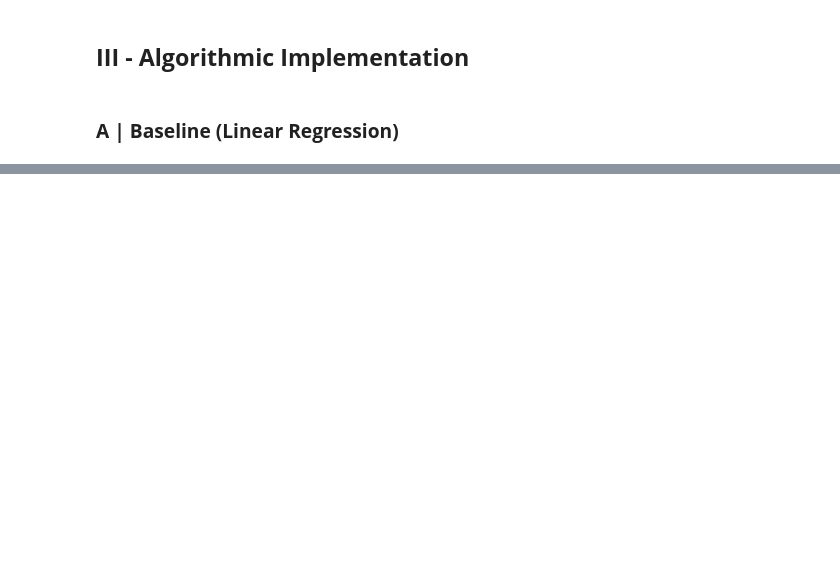
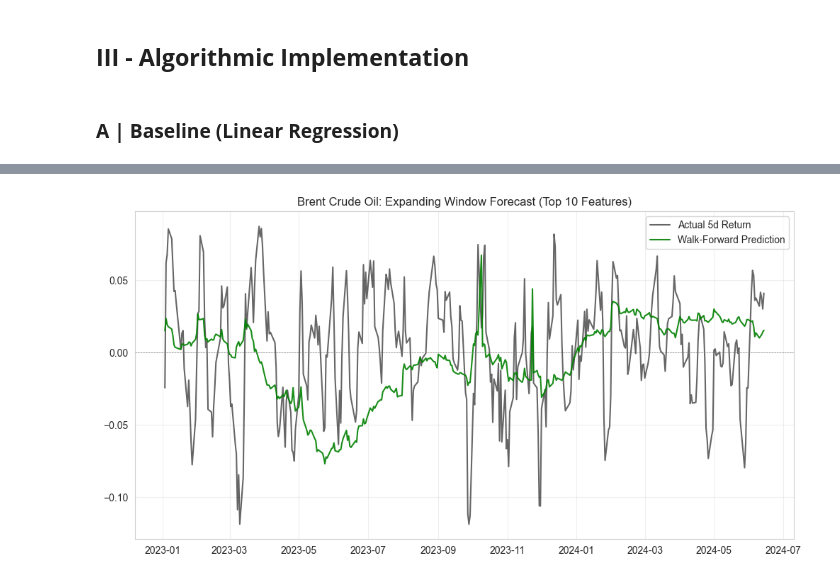
Before and after one commit to adbayre/Commodities-Price-Prediction, a Jupyter notebook: commodities_project.ipynb, the cells around one changed output, grey strips where cells are left out. Drawn from its saved outputs; the diff is of its cells as text; code cells hidden in the pictures; blank space fills up the shorter version.

```diff
--- a/commodities_project.ipynb
+++ b/commodities_project.ipynb
@@ -1156,0 +1137,91 @@ ValueError: Input X contains infinity or a value too large for dtype('float64').
+# %%
+from sklearn.linear_model import LinearRegression
+from sklearn.preprocessing import StandardScaler
+from sklearn.metrics import mean_squared_error, r2_score
+import matplotlib.pyplot as plt
+import pandas as pd
+import numpy as np
+
+# 1. SETUP DATA (Using the clean top 10 features version)
+# -------------------------------------------------------
+# Assume 'df_model' and 'top_10_features' exist from the previous step.
+# If not, we re-define the basics (pseudo-code logic for safety):
+# X = df_model[top_10_features]
+# y = df_model[target_col]
+# dates = df_model[date_col]
+
+# 2. CONFIGURE WALK-FORWARD
+# -------------------------------------------------------
+test_start_date = '2023-01-01'
+test_indices = df_model[df_model[date_col] >= test_start_date].index
+predictions = []
+actuals = []
+dates_test = []
+
+print(f"Starting Walk-Forward Validation on {len(test_indices)} days...")
+print(f"Retraining model daily. This may take a moment.")
+
+# 3. EXPANDING WINDOW LOOP
+# -------------------------------------------------------
+for i in test_indices:
+    # A. Identify Available Data
+    # On Day 'i', we want to predict y[i].
+    # But we can only TRAIN on data where the 5-day target is already KNOWN.
+    # Target known = Data from at least 5 days ago.
+    # In a dataframe sorted by date, this is roughly row i-5.
+
+    # Define Training Window (All history up to i - 5)
+    # We use a buffer to be safe and avoid look-ahead.
+    # Assuming dataframe is sorted and continuous:
+    train_idx = df_model.index < (i - 5)
+
+    # Skip if not enough data
+    if train_idx.sum() < 50:
+        continue
+
+    X_train_fold = df_model.loc[train_idx, top_10_features]
+    y_train_fold = df_model.loc[train_idx, target_col]
+
+    # The current day to predict
+    X_current = df_model.loc[[i], top_10_features]
+    y_current = df_model.loc[i, target_col]
+    date_current = df_model.loc[i, date_col]
+
+    # B. Scaling (Fit on CURRENT Training fold only)
+    scaler = StandardScaler()
+    X_train_scaled = scaler.fit_transform(X_train_fold)
+    X_current_scaled = scaler.transform(X_current)
+
+    # C. Retrain Model
+    model = LinearRegression()
+    model.fit(X_train_scaled, y_train_fold)
+
+    # D. Predict
+    pred = model.predict(X_current_scaled)[0]
+
+    # Store
+    predictions.append(pred)
+    actuals.append(y_current)
+    dates_test.append(date_current)
+
+# 4. RESULTS
+# -------------------------------------------------------
+mse = mean_squared_error(actuals, predictions)
+rmse = np.sqrt(mse)
+r2 = r2_score(actuals, predictions)
+
+print(f"\n--- Walk-Forward Results (Retrained Daily) ---")
+print(f"Test RMSE: {rmse:.5f}")
+print(f"Test R²:   {r2:.5f}")
+
+# 5. VISUALIZATION
+# -------------------------------------------------------
+plt.figure(figsize=(12, 6))
+plt.plot(dates_test, actuals, label='Actual 5d Return', color='black', alpha=0.6)
+plt.plot(dates_test, predictions, label='Walk-Forward Prediction', color='green', alpha=0.9)
+plt.axhline(0, color='grey', linestyle='--', linewidth=0.5)
+plt.title(f'Brent Crude Oil: Expanding Window Forecast (Top 10 Features)')
+plt.legend()
+plt.grid(True, alpha=0.3)
+plt.show()
+# %% [output]
@@ -1156,0 +1234 @@ ValueError: Input X contains infinity or a value too large for dtype('float64').
+[figure, added]
```
Also changed, not shown: parts of 5 cells of this notebook.
